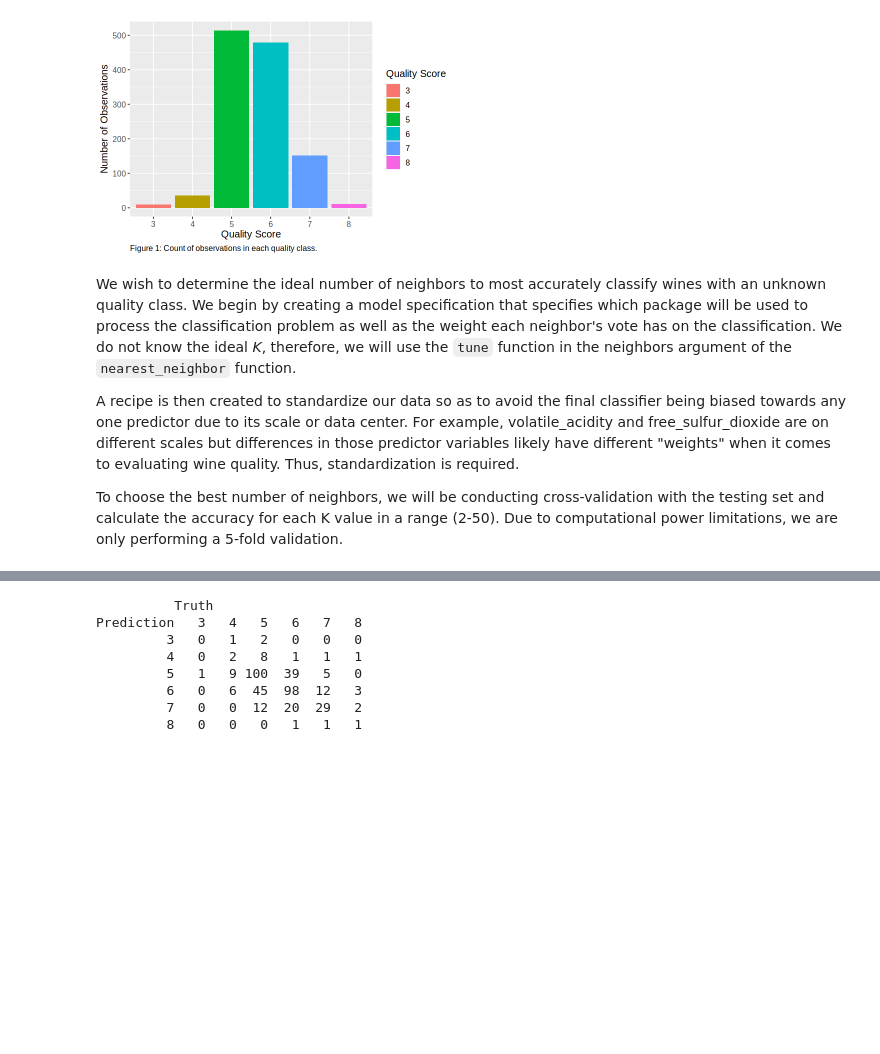
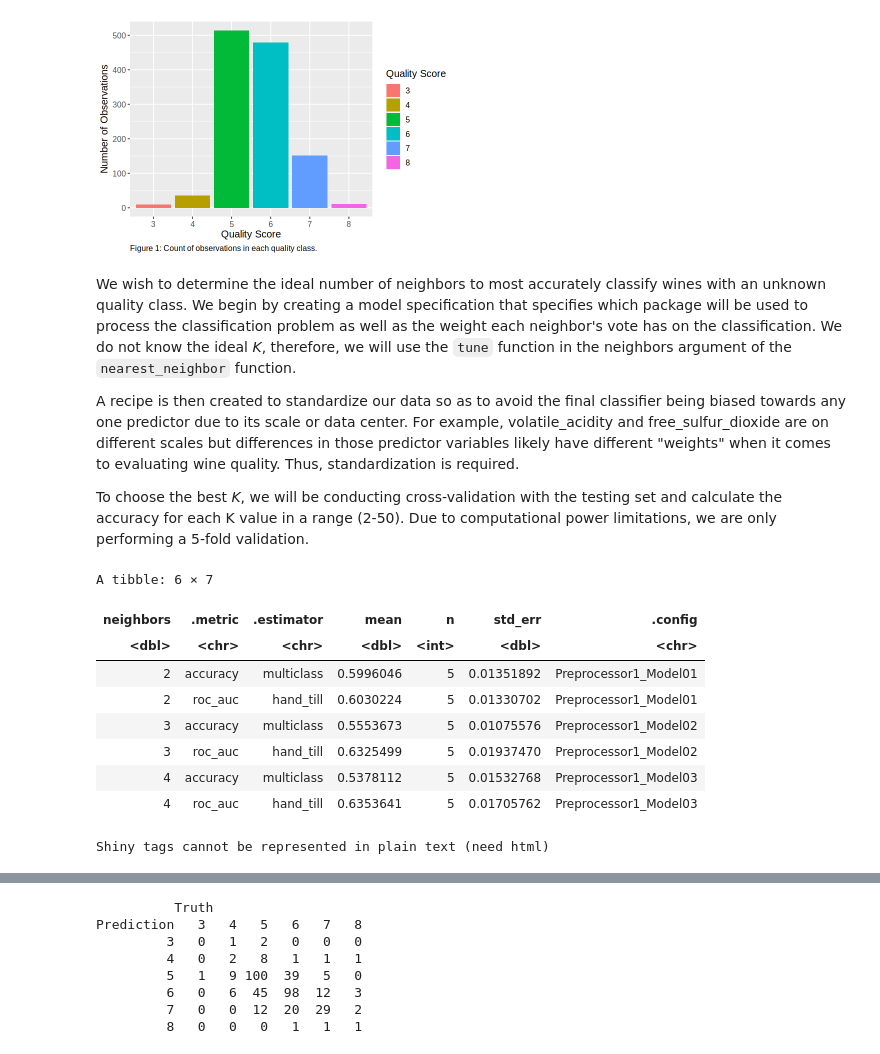
Before and after one commit to rahim620/DSCI100-PROJECT-FALL23, a Jupyter notebook: wine_quality.ipynb, the cells around one changed output, grey strips where cells are left out. Saved outputs shown, nothing was run; the diff lists cells and outputs as text; code cells hidden in the pictures; blank space fills up the shorter version.

```diff
--- a/wine_quality.ipynb
+++ b/wine_quality.ipynb
@@ -130,30 +130,43 @@ We wish to determine the ideal number of neighbors to most accurately classify w
 
 A recipe is then created to standardize our data so as to avoid the final classifier being biased towards any one predictor due to its scale or data center. For example, volatile_acidity and free_sulfur_dioxide are on different scales but differences in those predictor variables likely have different "weights" when it comes to evaluating wine quality. Thus, standardization is required.
 
-To choose the best number of neighbors, we will be conducting cross-validation with the testing set and calculate the accuracy for each K value in a range (2-50). Due to computational power limitations, we are only performing a 5-fold validation.
+To choose the best *K*, we will be conducting cross-validation with the testing set and calculate the accuracy for each K value in a range (2-50). Due to computational power limitations, we are only performing a 5-fold validation.
 # %%
 # WITHOUT OVERSAMPLING
 
 # Using 5-fold cross validation we find the optimal parameter k to train the model with
 
 # Create a model specification
 knn_tune <- nearest_neighbor(weight_func = "rectangular", neighbors = tune()) |>
     set_engine("kknn") |>
     set_mode("classification")
 
 # Create a recipe that scales and centers the data
 recipe_unbalanced <- recipe(quality ~ alcohol + free_sulfur_dioxide + volatile_acidity, data = wine_train) |>
     step_scale(all_predictors()) |>
     step_center(all_predictors())
 
 # 5-fold cross validation
 wine_vfold <- vfold_cv(wine_train, v = 5, strata = quality)
 
 # k values to try
 k_vals <- tibble(neighbors = seq(from = 2, to = 50, by = 1))
 
 results_unbalanced <- workflow() |>
     add_recipe(recipe_unbalanced) |>
     add_model(knn_tune) |>
     tune_grid(resamples = wine_vfold, grid = k_vals) |>
     collect_metrics()
+head(results_unbalanced)
+h5('Table 2: Metrics collected from cross-verification')
+# %% [output]
+A tibble: 6 × 7
+| neighbors | .metric | .estimator | mean | n | std_err | .config |
+| <dbl> | <chr> | <chr> | <dbl> | <int> | <dbl> | <chr> |
+| 2 | accuracy | multiclass | 0.5996046 | 5 | 0.01351892 | Preprocessor1_Model01 |
+| 2 | roc_auc | hand_till | 0.6030224 | 5 | 0.01330702 | Preprocessor1_Model01 |
+| 3 | accuracy | multiclass | 0.5553673 | 5 | 0.01075576 | Preprocessor1_Model02 |
+| 3 | roc_auc | hand_till | 0.6325499 | 5 | 0.01937470 | Preprocessor1_Model02 |
+| 4 | accuracy | multiclass | 0.5378112 | 5 | 0.01532768 | Preprocessor1_Model03 |
+| 4 | roc_auc | hand_till | 0.6353641 | 5 | 0.01705762 | Preprocessor1_Model03 |
+Shiny tags cannot be represented in plain text (need html)
```
Also changed, not shown: parts of 3 cells of this notebook.
